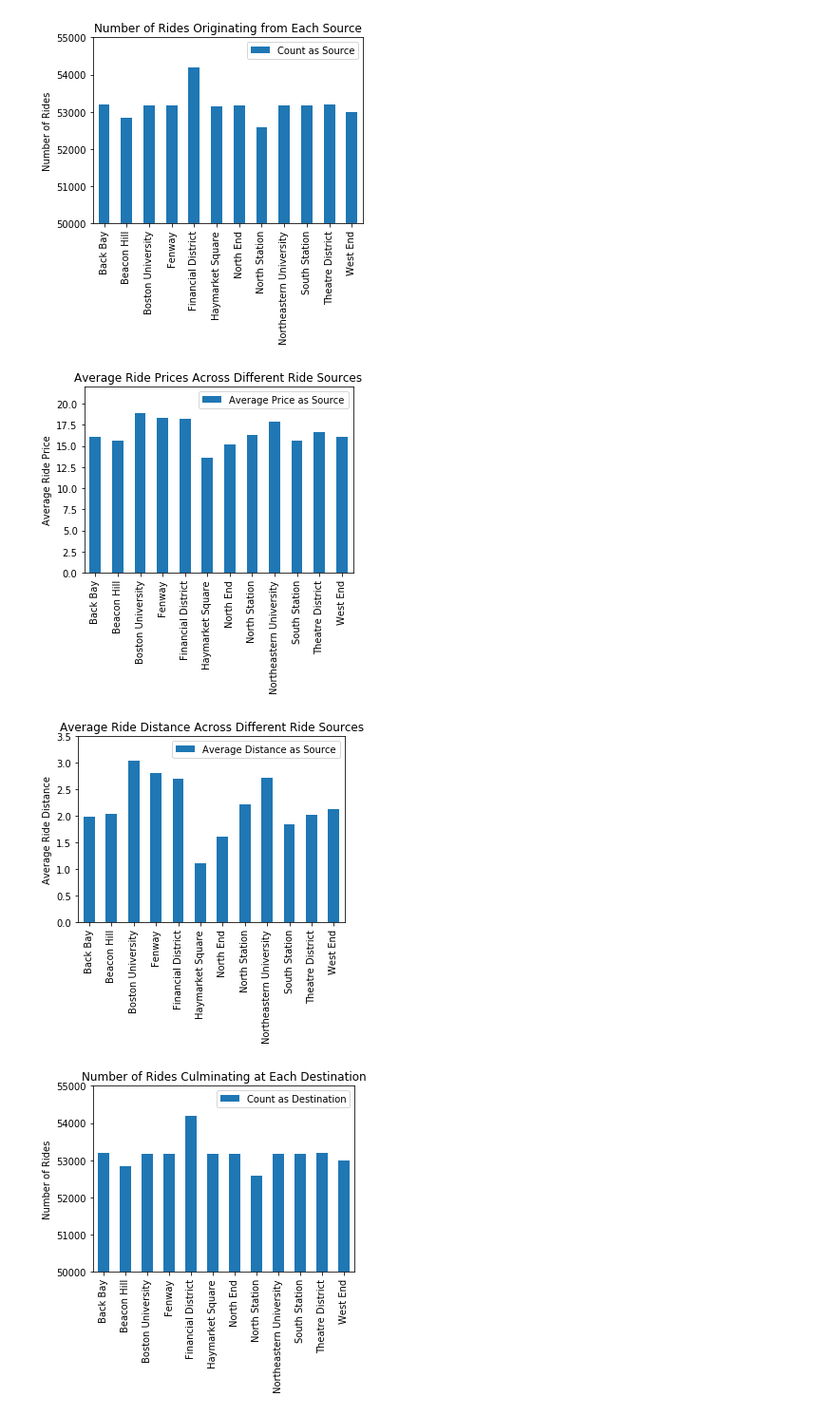
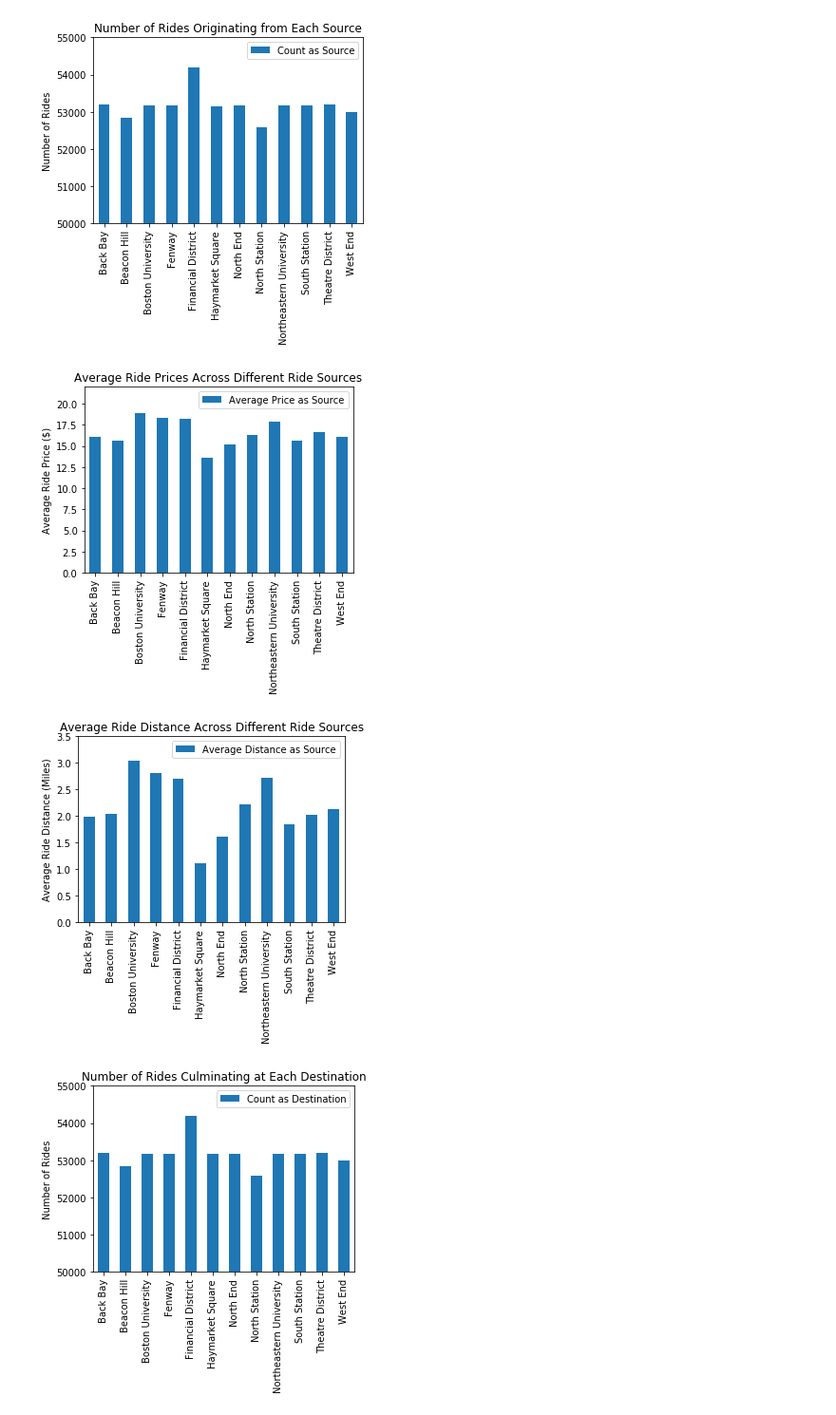
Before and after one commit to blhawkins/theBostonLagers, a Jupyter notebook: Benji's Analysis.ipynb, the cells around one changed output. Shown: that part at 95% size. Drawn from its saved outputs; the diff is of its cells as text; code cells hidden in the pictures.

```diff
--- a/Benji's Analysis.ipynb
+++ b/Benji's Analysis.ipynb
@@ -89,7 +89,7 @@ price_as_source_series.plot(kind = 'bar', figsize = (5,5))
 
 #Format the bar graph
 plt.title("Average Ride Prices Across Different Ride Sources")
-plt.ylabel('Average Ride Price')
+plt.ylabel('Average Ride Price ($)')
 plt.xlim(-.5, len(price_as_source_series)-.5)
 plt.ylim(0, 22)
 plt.tight_layout()
@@ -97,25 +97,25 @@ plt.tight_layout()
 #Save the figure
 plt.savefig('Figures/price_as_source.png')
 # %% [output]
-[figure, old version]
+[figure, new version]
 # %%
 #Pull the relevent data into a dataframe
 distance_as_source_series = pd.DataFrame(grouped_location_summary['Average Distance as Source'])
 
 #Create a bar graph showing the average ride distance of rides originating from each each source
 distance_as_source_series.plot(kind = 'bar', figsize = (5,5))
 
 #Format the bar graph
 plt.title('Average Ride Distance Across Different Ride Sources')
-plt.ylabel('Average Ride Distance')
+plt.ylabel('Average Ride Distance (Miles)')
 plt.xlim(-.5, len(distance_as_source_series)-.5)
 plt.ylim(0, 3.5)
 plt.tight_layout()
 
 #Save the figure
 plt.savefig('Figures/distance_as_source.png')
 # %% [output]
-[figure, old version]
+[figure, new version]
 # %%
 #Pull the relevent data into a dataframe
 count_as_destination_series = pd.DataFrame(grouped_location_summary['Count as Destination'])
```
Also changed, not shown: parts of 4 cells of this notebook, 6 other files.
